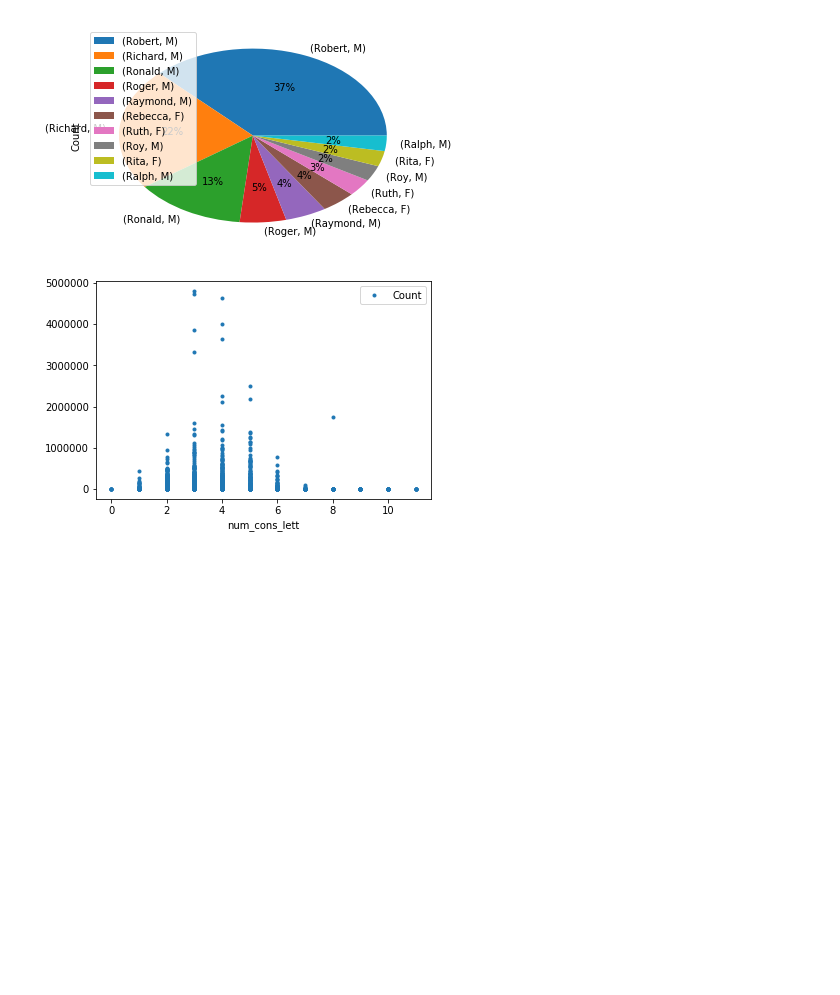
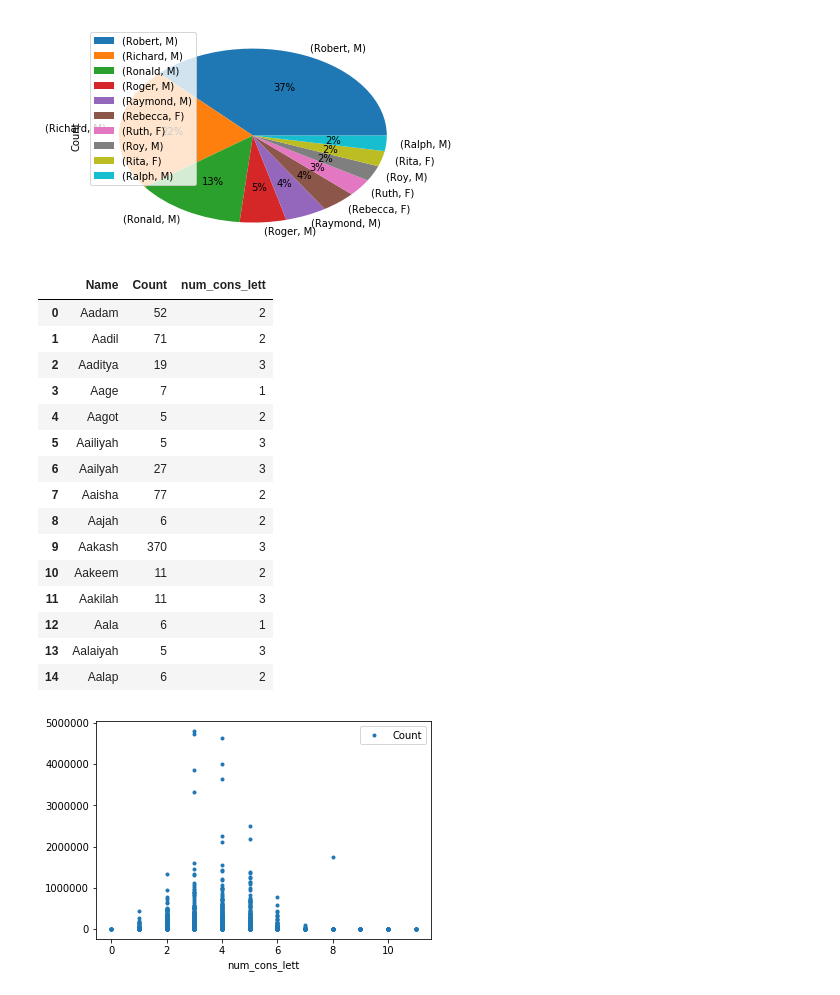
Before and after one commit to LLevella/4-2, a Jupyter notebook: 4-2.ipynb, the cells around one changed output. Cells and saved outputs as stored; diff of their text form; code cells hidden in the pictures; blank space fills up the shorter version.

```diff
--- a/4-2.ipynb
+++ b/4-2.ipynb
@@ -177,6 +176,25 @@ if len(data_for_analytics):
 group_data_without_years = group_data_without_years.reset_index()
 # %%
 group_data_without_years['num_cons_lett'] = group_data_without_years['Name'].map(calc_sum_cl)
+# %%
+group_data_without_years.head(15)
+# %% [output]
+|  | Name | Count | num_cons_lett |
+| 0 | Aadam | 52 | 2 |
+| 1 | Aadil | 71 | 2 |
+| 2 | Aaditya | 19 | 3 |
+| 3 | Aage | 7 | 1 |
+| 4 | Aagot | 5 | 2 |
+| 5 | Aailiyah | 5 | 3 |
+| 6 | Aailyah | 27 | 3 |
+| 7 | Aaisha | 77 | 2 |
+| 8 | Aajah | 6 | 2 |
+| 9 | Aakash | 370 | 3 |
+| 10 | Aakeem | 11 | 2 |
+| 11 | Aakilah | 11 | 3 |
+| 12 | Aala | 6 | 1 |
+| 13 | Aalaiyah | 5 | 3 |
+| 14 | Aalap | 6 | 2 |
 # %%
 group_data_without_years.plot(x='num_cons_lett', y='Count', style='o', markersize=3);
 # %% [output]
```
Also changed, not shown: parts of 1 cell of this notebook.
